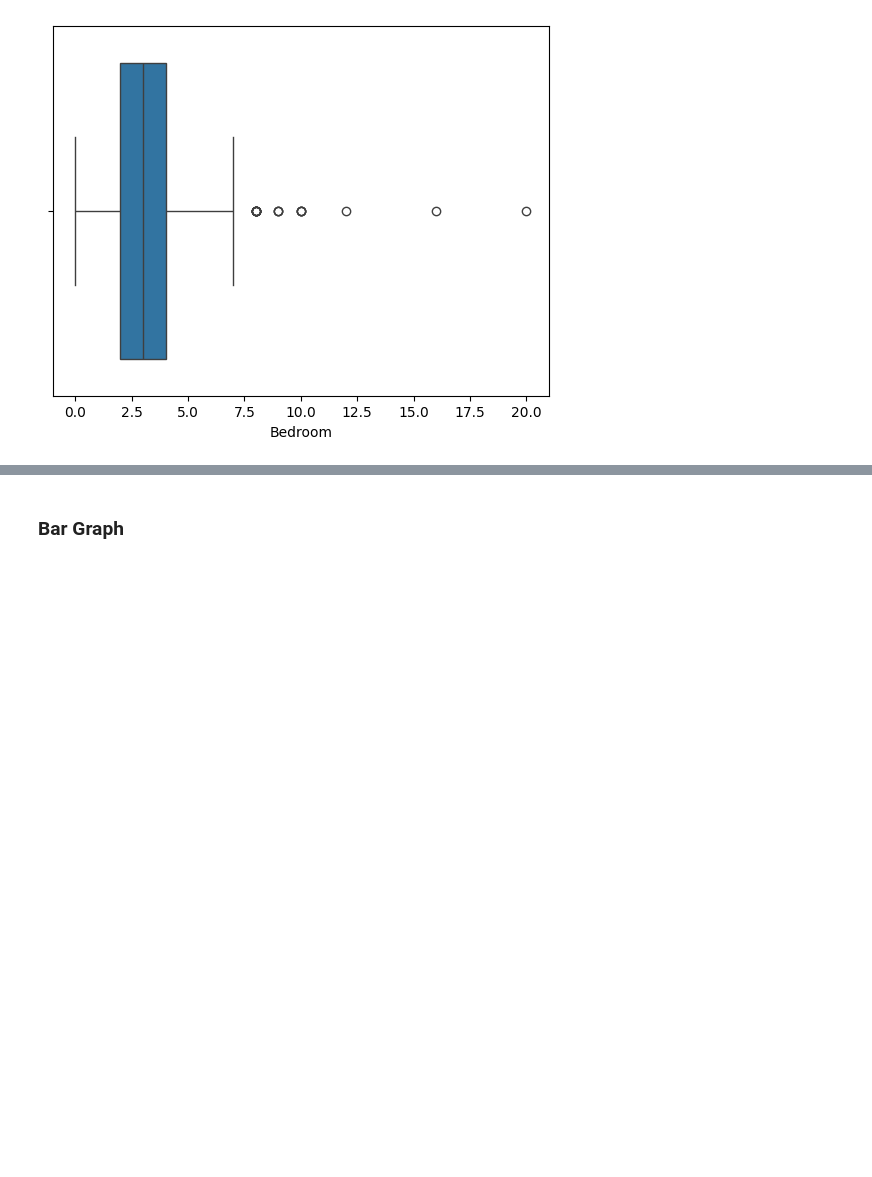
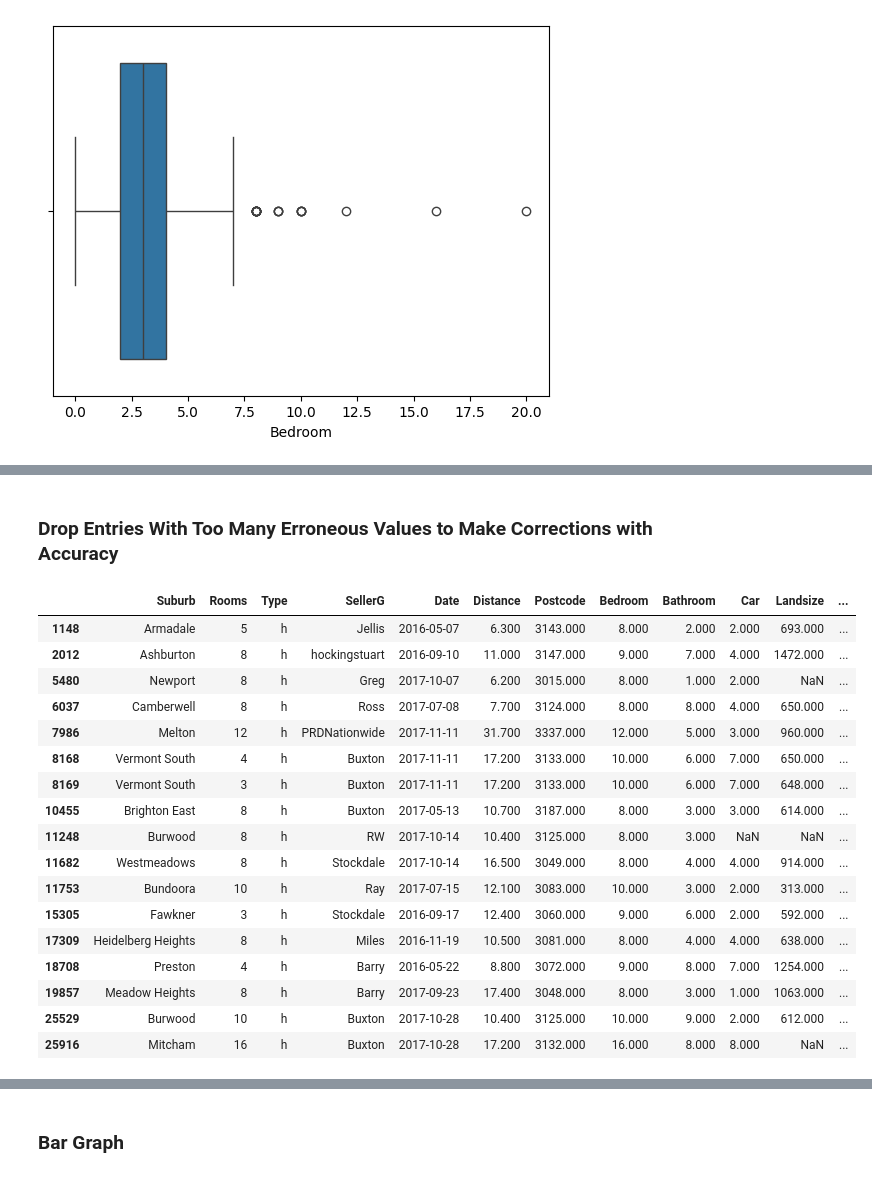
Before and after one commit to Austin-High-AP-CS-Principles/bigdata-melbourne-housing-notes-fwilson12, a Jupyter notebook: Melbourne_Housing_Original.ipynb, the cells around one changed output, grey strips where cells are left out. Drawn from its saved outputs; the diff is of its cells as text; code cells hidden in the pictures; blank space fills up the shorter version.

```diff
--- a/Melbourne_Housing_Original.ipynb
+++ b/Melbourne_Housing_Original.ipynb
@@ -692,0 +724,25 @@ data[data["Bedroom"] >8]
+# %% [markdown]
+### Drop Entries With Too Many Erroneous Values to Make Corrections with Accuracy
+# %%
+# drop individual entry
+data = data.drop(27088).reset_index(drop=True)
+data[data["Bedroom"]>7.5]
+# %% [output]
+|  | Suburb | Rooms | Type | SellerG | Date | Distance | Postcode | Bedroom | Bathroom | Car | Landsize | ... |
+| 1148 | Armadale | 5 | h | Jellis | 2016-05-07 | 6.300 | 3143.000 | 8.000 | 2.000 | 2.000 | 693.000 | ... |
+| 2012 | Ashburton | 8 | h | hockingstuart | 2016-09-10 | 11.000 | 3147.000 | 9.000 | 7.000 | 4.000 | 1472.000 | ... |
+| 5480 | Newport | 8 | h | Greg | 2017-10-07 | 6.200 | 3015.000 | 8.000 | 1.000 | 2.000 | NaN | ... |
+| 6037 | Camberwell | 8 | h | Ross | 2017-07-08 | 7.700 | 3124.000 | 8.000 | 8.000 | 4.000 | 650.000 | ... |
+| 7986 | Melton | 12 | h | PRDNationwide | 2017-11-11 | 31.700 | 3337.000 | 12.000 | 5.000 | 3.000 | 960.000 | ... |
+| 8168 | Vermont South | 4 | h | Buxton | 2017-11-11 | 17.200 | 3133.000 | 10.000 | 6.000 | 7.000 | 650.000 | ... |
+| 8169 | Vermont South | 3 | h | Buxton | 2017-11-11 | 17.200 | 3133.000 | 10.000 | 6.000 | 7.000 | 648.000 | ... |
+| 10455 | Brighton East | 8 | h | Buxton | 2017-05-13 | 10.700 | 3187.000 | 8.000 | 3.000 | 3.000 | 614.000 | ... |
+| 11248 | Burwood | 8 | h | RW | 2017-10-14 | 10.400 | 3125.000 | 8.000 | 3.000 | NaN | NaN | ... |
+| 11682 | Westmeadows | 8 | h | Stockdale | 2017-10-14 | 16.500 | 3049.000 | 8.000 | 4.000 | 4.000 | 914.000 | ... |
+| 11753 | Bundoora | 10 | h | Ray | 2017-07-15 | 12.100 | 3083.000 | 10.000 | 3.000 | 2.000 | 313.000 | ... |
+| 15305 | Fawkner | 3 | h | Stockdale | 2016-09-17 | 12.400 | 3060.000 | 9.000 | 6.000 | 2.000 | 592.000 | ... |
+| 17309 | Heidelberg Heights | 8 | h | Miles | 2016-11-19 | 10.500 | 3081.000 | 8.000 | 4.000 | 4.000 | 638.000 | ... |
+| 18708 | Preston | 4 | h | Barry | 2016-05-22 | 8.800 | 3072.000 | 9.000 | 8.000 | 7.000 | 1254.000 | ... |
+| 19857 | Meadow Heights | 8 | h | Barry | 2017-09-23 | 17.400 | 3048.000 | 8.000 | 3.000 | 1.000 | 1063.000 | ... |
+| 25529 | Burwood | 10 | h | Buxton | 2017-10-28 | 10.400 | 3125.000 | 10.000 | 9.000 | 2.000 | 612.000 | ... |
+| 25916 | Mitcham | 16 | h | Buxton | 2017-10-28 | 17.200 | 3132.000 | 16.000 | 8.000 | 8.000 | NaN | ... |
```
Also changed, not shown: parts of 8 cells of this notebook.
